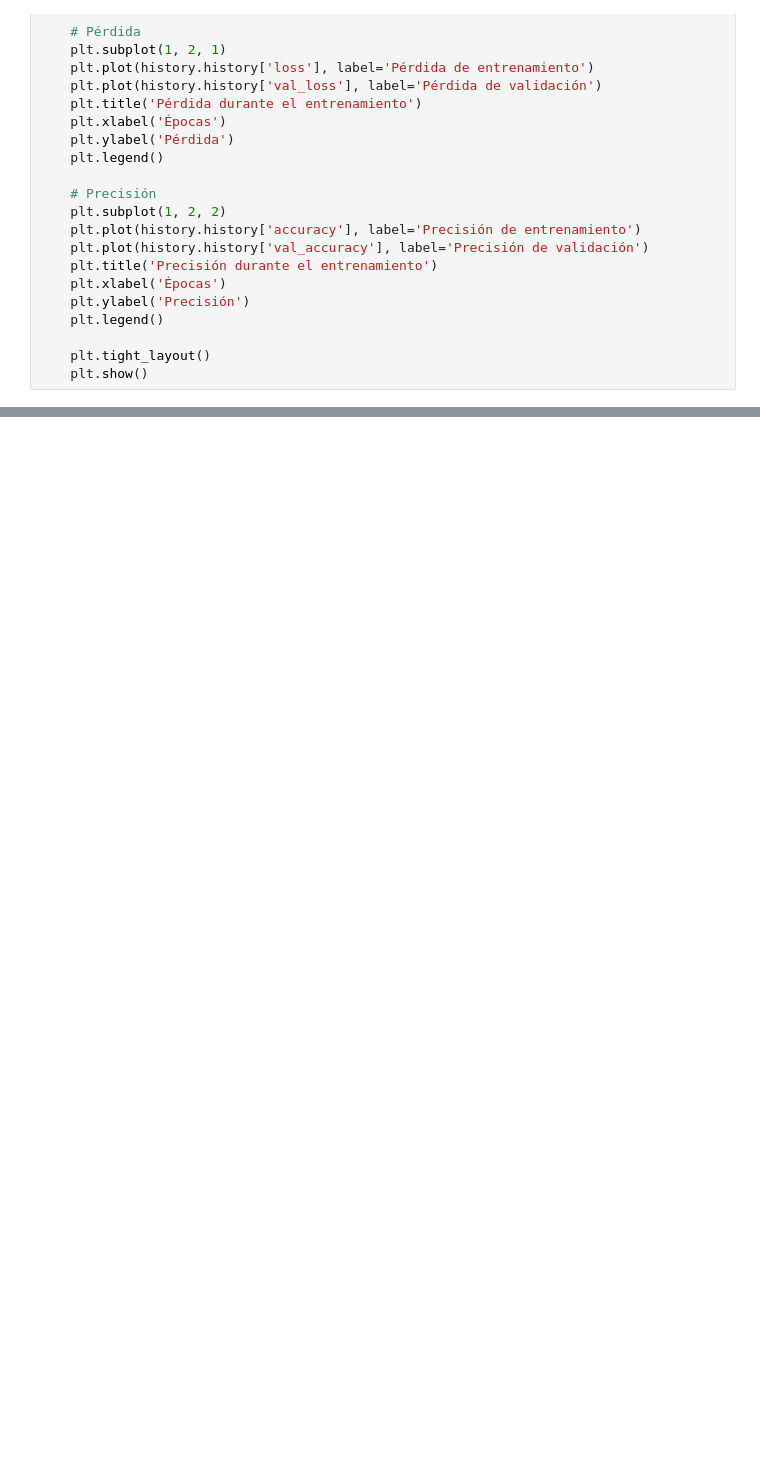
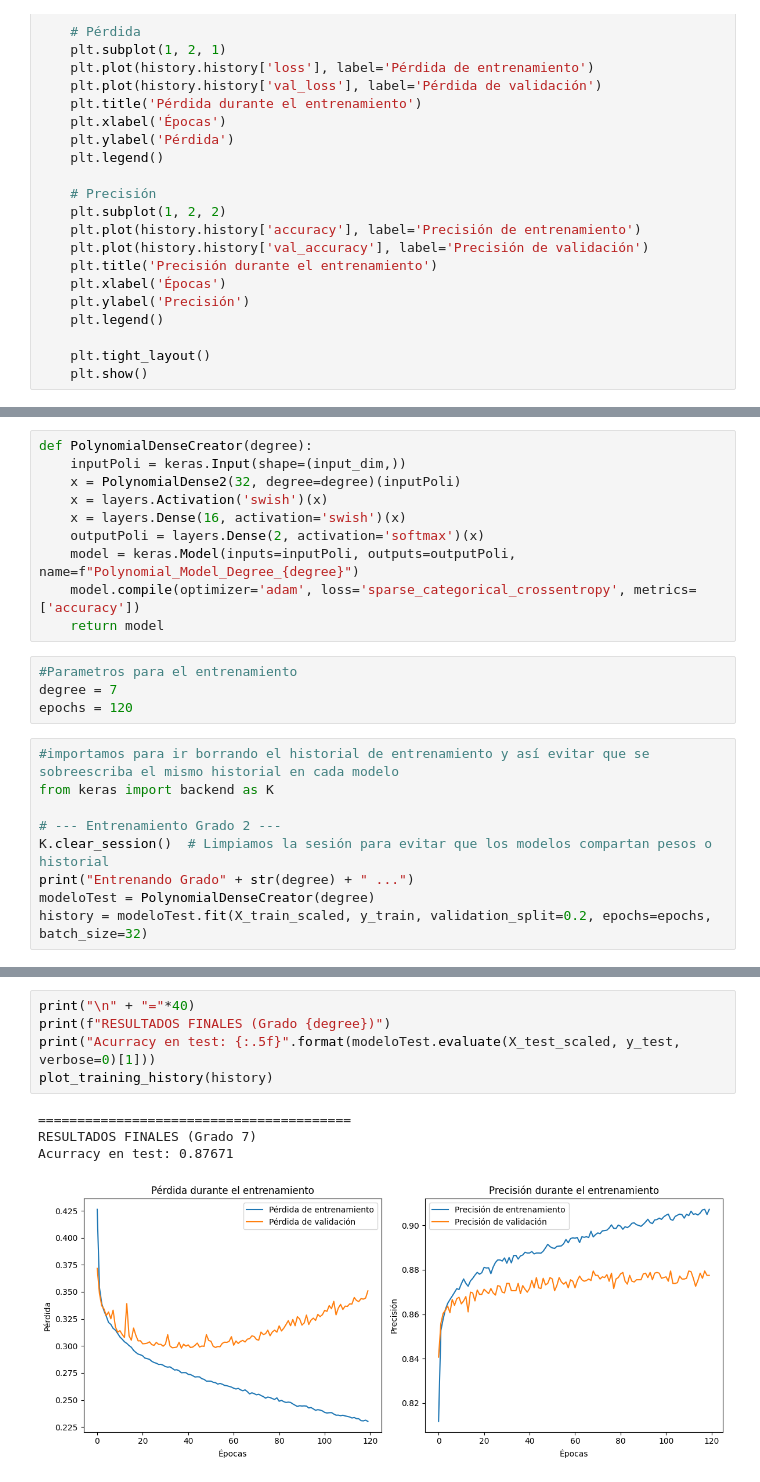
Before and after one commit to NicolasGS02/TFG, a Jupyter notebook: Practicas con Keras/analisisDeConvergencia.ipynb, the cells around one changed output, grey strips where cells are left out. Cells and saved outputs as stored; diff of their text form; blank space fills up the shorter version.

```diff
--- a/Practicas con Keras/analisisDeConvergencia.ipynb
+++ b/Practicas con Keras/analisisDeConvergencia.ipynb
@@ -202,0 +417,23 @@ Gráfica de convergencia para el modelo polinómico de grado 4 con accuracy: 0.8
+# %%
+def PolynomialDenseCreator(degree):
+    inputPoli = keras.Input(shape=(input_dim,))
+    x = PolynomialDense2(32, degree=degree)(inputPoli)
+    x = layers.Activation('swish')(x)
+    x = layers.Dense(16, activation='swish')(x)
+    outputPoli = layers.Dense(2, activation='softmax')(x)
+    model = keras.Model(inputs=inputPoli, outputs=outputPoli, name=f"Polynomial_Model_Degree_{degree}")
+    model.compile(optimizer='adam', loss='sparse_categorical_crossentropy', metrics=['accuracy'])
+    return model
+# %%
+#Parametros para el entrenamiento
+degree = 7
+epochs = 120
+# %%
+#importamos para ir borrando el historial de entrenamiento y así evitar que se sobreescriba el mismo historial en cada modelo
+from keras import backend as K
+
+# --- Entrenamiento Grado 2 ---
+K.clear_session()  # Limpiamos la sesión para evitar que los modelos compartan pesos o historial
+print("Entrenando Grado" + str(degree) + " ...")
+modeloTest = PolynomialDenseCreator(degree)
+history = modeloTest.fit(X_train_scaled, y_train, validation_split=0.2, epochs=epochs, batch_size=32)
@@ -202,0 +458,10 @@ Gráfica de convergencia para el modelo polinómico de grado 4 con accuracy: 0.8
+# %%
+print("\n" + "="*40)
+print(f"RESULTADOS FINALES (Grado {degree})")
+print("Acurracy en test: {:.5f}".format(modeloTest.evaluate(X_test_scaled, y_test, verbose=0)[1]))
+plot_training_history(history)
+# %% [output]
+========================================
+RESULTADOS FINALES (Grado 7)
+Acurracy en test: 0.87671
+[figure, added]
```
Also changed, not shown: parts of 16 cells of this notebook, 2 other files.
